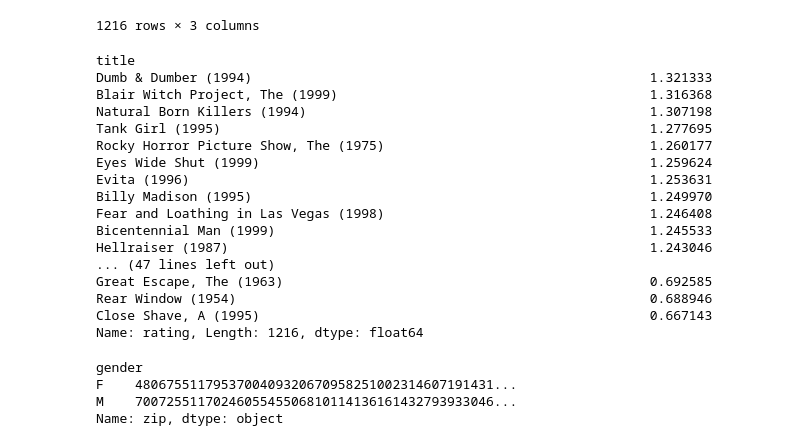
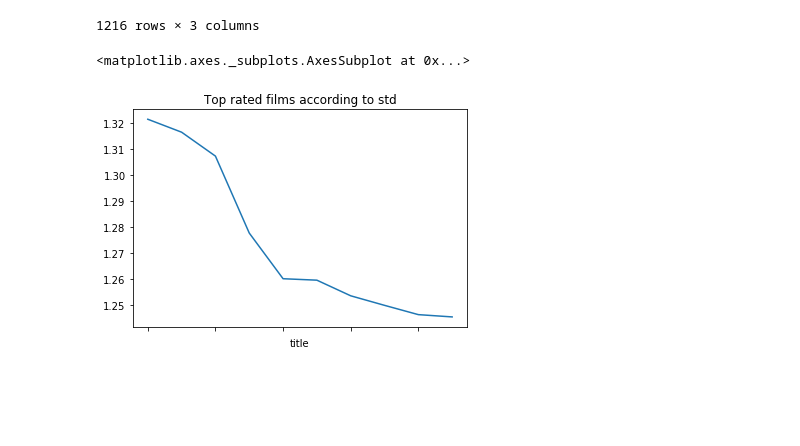
Before and after one commit to umairkhalil1/Python-for-DA, a Jupyter notebook: Film.ipynb, the cells around one changed output. Cells and saved outputs as stored; diff of their text form; code cells hidden in the pictures; blank space fills up the shorter version.

Commit message:
more lines of code

```diff
--- a/Film.ipynb
+++ b/Film.ipynb
@@ -148,29 +148,9 @@ rating_std_by_title = data.groupby('title')['rating'].std()
 # %%
 rating_std_by_title = rating_std_by_title.loc[active_titles]
 # %%
-rating_std_by_title.sort_values(ascending=False)
+top_ten = rating_std_by_title.sort_values(ascending=False)[:10]
-# %% [output]
-title
-Dumb & Dumber (1994)                                                   1.321333
-Blair Witch Project, The (1999)                                        1.316368
-Natural Born Killers (1994)                                            1.307198
-Tank Girl (1995)                                                       1.277695
-Rocky Horror Picture Show, The (1975)                                  1.260177
-Eyes Wide Shut (1999)                                                  1.259624
-Evita (1996)                                                           1.253631
-Billy Madison (1995)                                                   1.249970
-Fear and Loathing in Las Vegas (1998)                                  1.246408
-Bicentennial Man (1999)                                                1.245533
-Hellraiser (1987)                                                      1.243046
-... (47 lines left out)
-Great Escape, The (1963)                                               0.692585
-Rear Window (1954)                                                     0.688946
-Close Shave, A (1995)                                                  0.667143
-Name: rating, Length: 1216, dtype: float64
-# %%
-users.groupby('gender').zip.sum()
-# %% [output]
-gender
-F    4806755117953700409320670958251002314607191431...
-M    7007255117024605545506810114136161432793933046...
-Name: zip, dtype: object
+# %%
+top_ten.plot(title='Top rated films according to std')
+# %% [output]
+<matplotlib.axes._subplots.AxesSubplot at 0x...>
+[figure, added]
```
Also changed, not shown: 1 other file.
